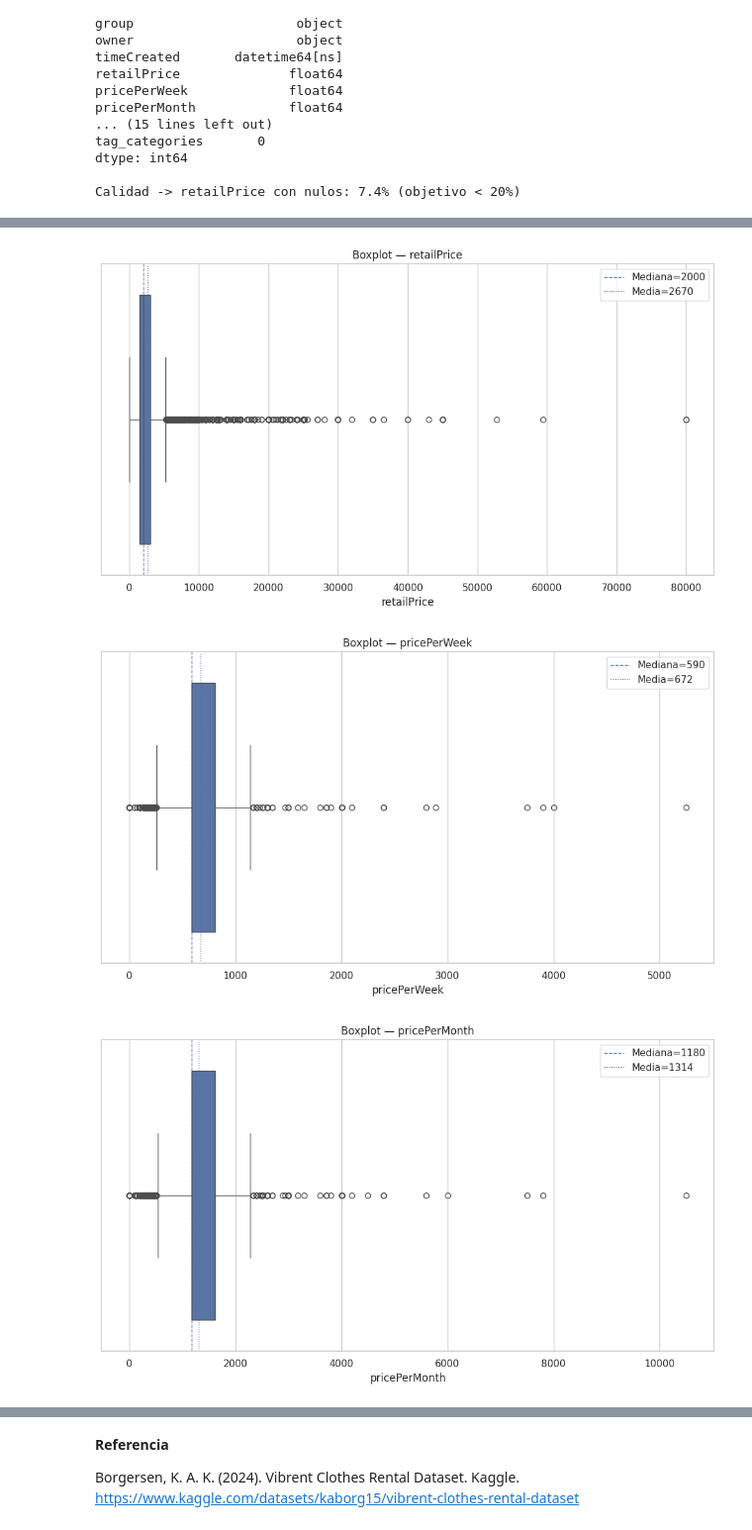
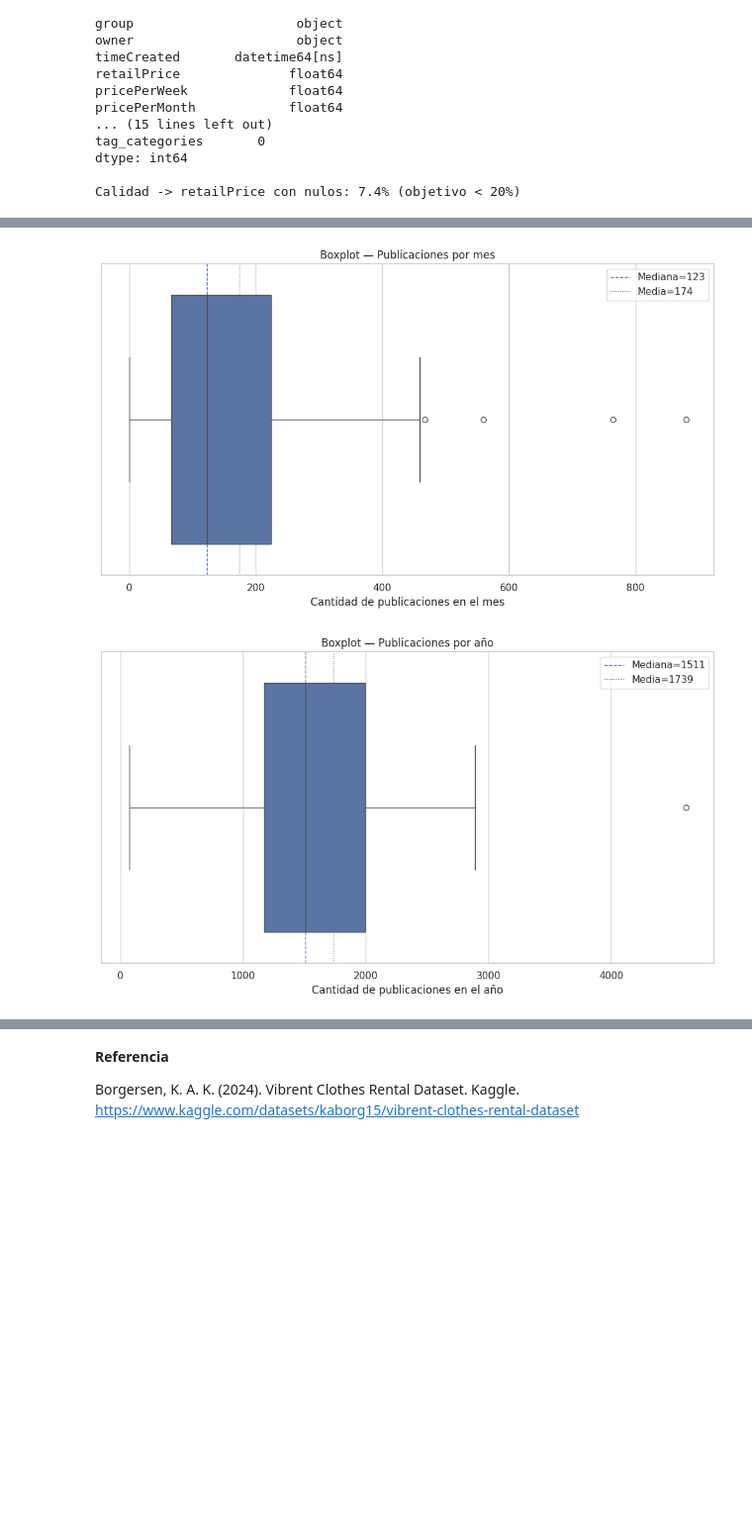
Before and after one commit to csoledd/adolmoi, a Jupyter notebook: INTELIGENCIA_DE_NEGOCIOS_Catalina_Núñez_Yáñez.ipynb, the cells around one changed output, grey strips where cells are left out. Shown: that part at 99% size. Cells and saved outputs as stored; diff of their text form; code cells hidden in the pictures; blank space fills up the shorter version.

```diff
--- a/INTELIGENCIA_DE_NEGOCIOS_Catalina_Núñez_Yáñez.ipynb
+++ b/INTELIGENCIA_DE_NEGOCIOS_Catalina_Núñez_Yáñez.ipynb
@@ -278,20 +409,44 @@ for col in cols_precios:
 # %%
-# 7) BOXPLOTS DE PRECIOS
-for col in cols_precios:
-    x = pd.to_numeric(df[col], errors='coerce').dropna()
-    plt.figure()
-    sns.boxplot(x=x, whis=1.5, showfliers=True)
-    med, mean = x.median(), x.mean()
-    plt.axvline(med, linestyle='--', linewidth=1, label=f"Mediana={med:.0f}")
-    plt.axvline(mean, linestyle=':', linewidth=1, label=f"Media={mean:.0f}")
-    plt.legend()
-    plt.title(f"Boxplot — {col}")
-    plt.xlabel(col)
-    plt.tight_layout()
-    plt.savefig(f'fig_box_{col}.png', dpi=150, bbox_inches='tight')
-    plt.show()
+# 7) BOXPLOTS DE PUBLICACIONES (por mes y por año)
+
+# Asegurar fecha válida y construir series de conteos
+df['timeCreated'] = pd.to_datetime(df['timeCreated'], errors='coerce')
+df_pub = df.dropna(subset=['timeCreated']).copy()
+
+# Conteos de publicaciones por mes y por año
+pub_mes  = df_pub.set_index('timeCreated').resample('M').size().rename('publicaciones')
+pub_anio = df_pub['timeCreated'].dt.year.value_counts().sort_index().rename('publicaciones')
+
+# --- Boxplot: Publicaciones por MES ---
+x = pd.to_numeric(pub_mes, errors='coerce').dropna()
+
+plt.figure()
+sns.boxplot(x=x, whis=1.5, showfliers=True)  # Boxplot de Tukey
+med, mean = x.median(), x.mean()
+plt.axvline(med,  linestyle='--', linewidth=1, label=f"Mediana={med:.0f}")
+plt.axvline(mean, linestyle=':',  linewidth=1, label=f"Media={mean:.0f}")
+plt.legend()
+plt.title("Boxplot — Publicaciones por mes")
+plt.xlabel("Cantidad de publicaciones en el mes")
+plt.tight_layout()
+plt.savefig('fig_box_pub_mes.png', dpi=150, bbox_inches='tight')
+plt.show()
+
+# --- Boxplot: Publicaciones por AÑO ---
+y = pd.to_numeric(pub_anio, errors='coerce').dropna()
+
+plt.figure()
+sns.boxplot(x=y, whis=1.5, showfliers=True)
+med_y, mean_y = y.median(), y.mean()
+plt.axvline(med_y,  linestyle='--', linewidth=1, label=f"Mediana={med_y:.0f}")
+plt.axvline(mean_y, linestyle=':',  linewidth=1, label=f"Media={mean_y:.0f}")
+plt.legend()
+plt.title("Boxplot — Publicaciones por año")
+plt.xlabel("Cantidad de publicaciones en el año")
+plt.tight_layout()
+plt.savefig('fig_box_pub_anio.png', dpi=150, bbox_inches='tight')
+plt.show()
 # %% [output]
-[figure, old version]
+[figure, new version]
-[figure, old version]
+[figure, new version]
-[figure, removed]
 # %%
```
Also changed, not shown: parts of 21 cells of this notebook.
